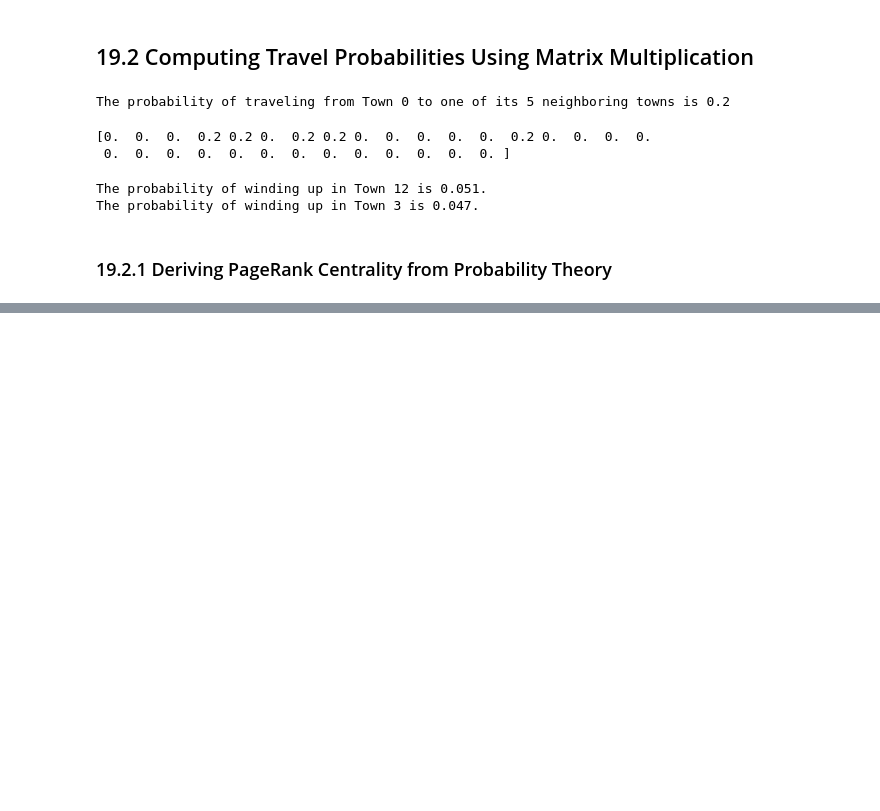
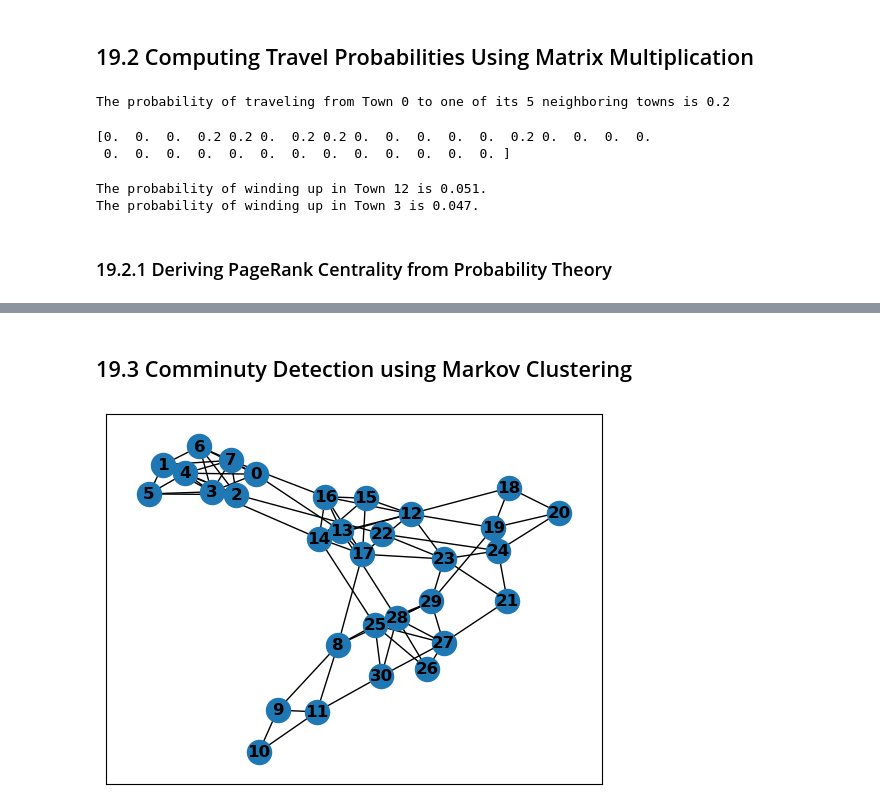
Before and after one commit to IanSinColorado/DataScienceBootcamp, a Jupyter notebook: Chapter19.ipynb, the cells around one changed output, grey strips where cells are left out. Saved outputs shown, nothing was run; the diff lists cells and outputs as text; code cells hidden in the pictures; blank space fills up the shorter version.

```diff
--- a/Chapter19.ipynb
+++ b/Chapter19.ipynb
@@ -190,0 +317,9 @@ The probability of winding up in Town 3 is 0.047.
+# %% [markdown]
+## 19.3 Comminuty Detection using Markov Clustering
+# %%
+# Plotting G without country-based coloring
+np.random.seed(1)
+nx.draw_networkx(G)
+plt.show()
+# %% [output]
+[figure, added]
```
Also changed, not shown: parts of 36 cells of this notebook.
